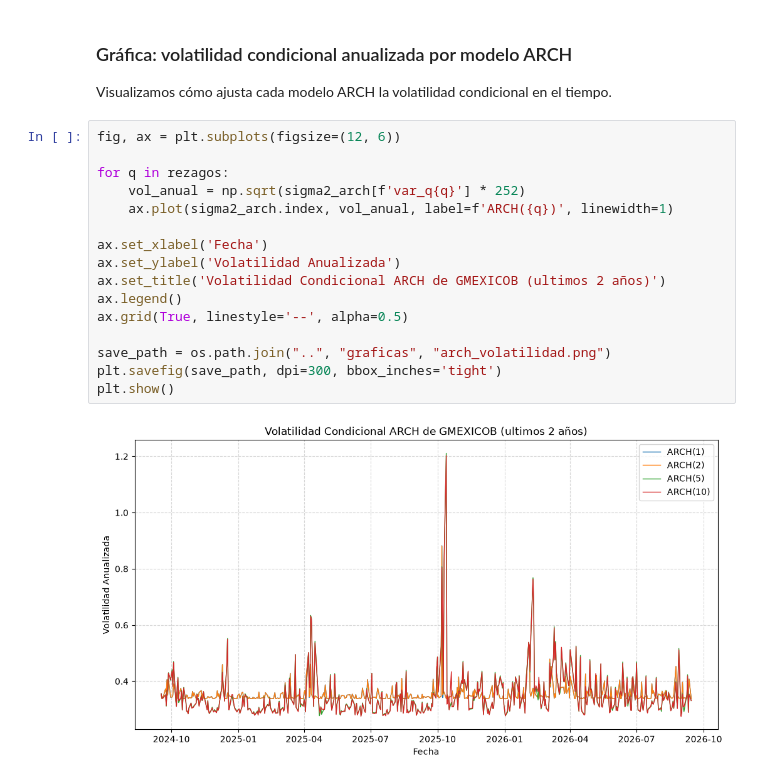
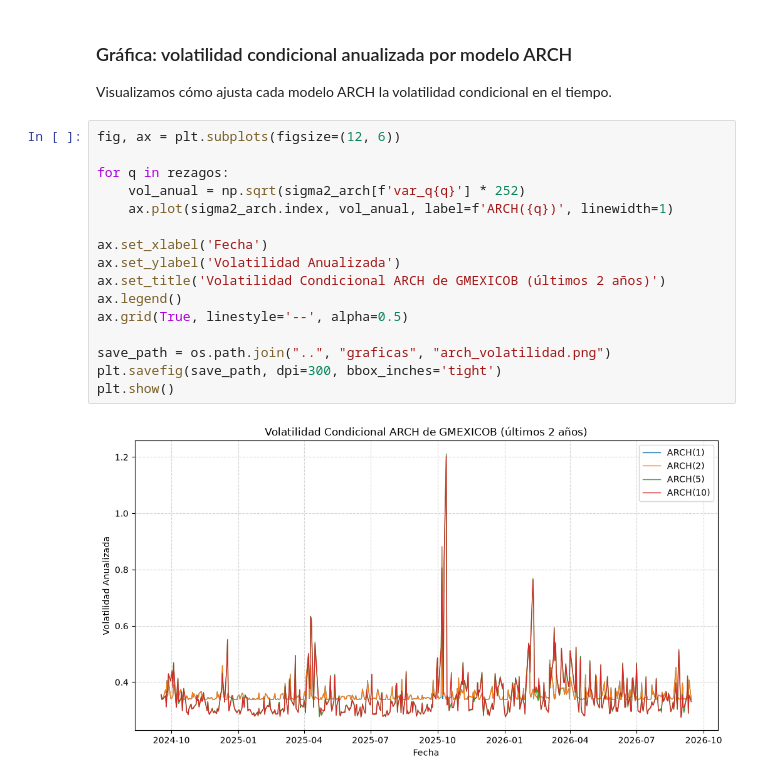
Before and after one commit to perezvic20067/analisis_del_riesgo_gmexico, a Jupyter notebook: modelos_varianza/examen2_arch.ipynb, the cells around one changed output. Drawn from its saved outputs; the diff is of its cells as text.

```diff
--- a/modelos_varianza/examen2_arch.ipynb
+++ b/modelos_varianza/examen2_arch.ipynb
@@ -169,18 +169,18 @@ Visualizamos cómo ajusta cada modelo ARCH la volatilidad condicional en el tiem
 # %%
 fig, ax = plt.subplots(figsize=(12, 6))
 
 for q in rezagos:
     vol_anual = np.sqrt(sigma2_arch[f'var_q{q}'] * 252)
     ax.plot(sigma2_arch.index, vol_anual, label=f'ARCH({q})', linewidth=1)
 
 ax.set_xlabel('Fecha')
 ax.set_ylabel('Volatilidad Anualizada')
-ax.set_title('Volatilidad Condicional ARCH de GMEXICOB (ultimos 2 años)')
+ax.set_title('Volatilidad Condicional ARCH de GMEXICOB (últimos 2 años)')
 ax.legend()
 ax.grid(True, linestyle='--', alpha=0.5)
 
 save_path = os.path.join("..", "graficas", "arch_volatilidad.png")
 plt.savefig(save_path, dpi=300, bbox_inches='tight')
 plt.show()
 # %% [output]
-[figure, old version]
+[figure, new version]
```
Also changed, not shown: 1 other file.
